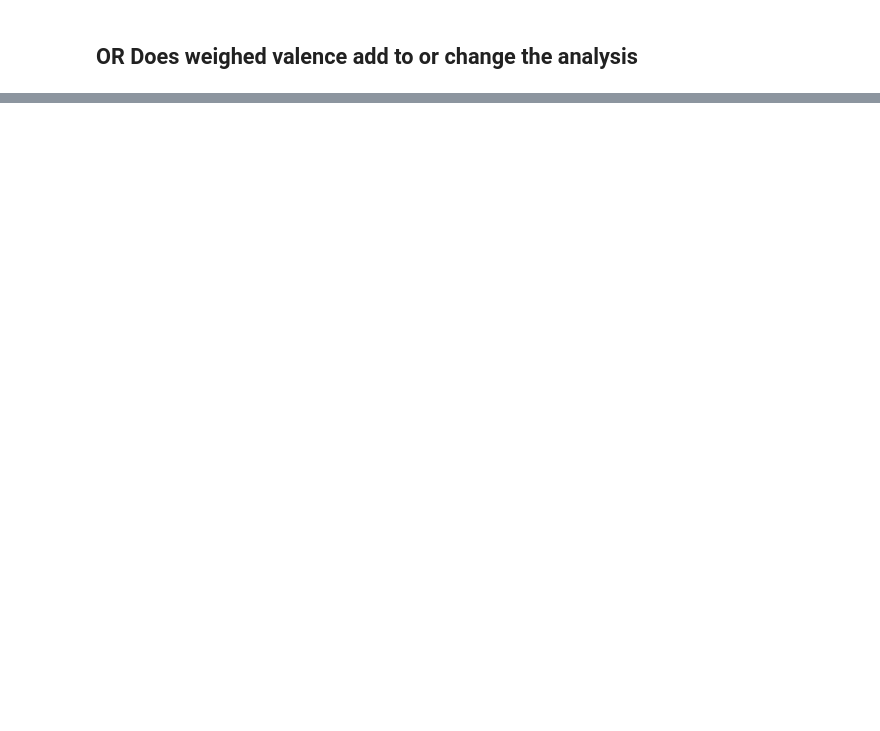
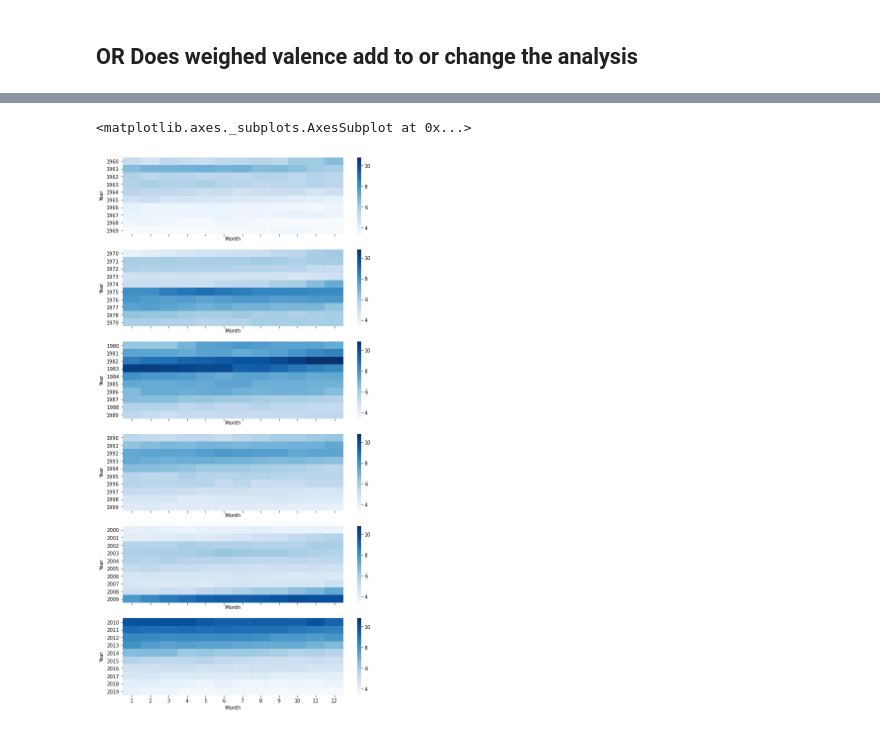
Before and after one commit to richardk6/Billboard-Project, a Jupyter notebook: code/data_analysis.ipynb, the cells around one changed output, grey strips where cells are left out. Cells and saved outputs as stored; diff of their text form; code cells hidden in the pictures; blank space fills up the shorter version.

```diff
--- a/code/data_analysis.ipynb
+++ b/code/data_analysis.ipynb
@@ -89,2 +139,16 @@ plt.show()
+# %%
+vmax=unemployement_time_pivot.max().max()
+vmin=unemployement_time_pivot.min().min()
+# %%
+fig,axes=plt.subplots(6,1,figsize=(10,20),sharex=True)
+sns.heatmap(unemployement_time_pivot[:10],cmap=("Blues"),ax=axes[0],vmax=vmax,vmin=vmin)
+sns.heatmap(unemployement_time_pivot[10:20],cmap=("Blues"),ax=axes[1],vmax=vmax,vmin=vmin)
+sns.heatmap(unemployement_time_pivot[20:30],cmap=("Blues"),ax=axes[2],vmax=vmax,vmin=vmin)
+sns.heatmap(unemployement_time_pivot[30:40],cmap=("Blues"),ax=axes[3],vmax=vmax,vmin=vmin)
+sns.heatmap(unemployement_time_pivot[40:50],cmap=("Blues"),ax=axes[4],vmax=vmax,vmin=vmin)
+sns.heatmap(unemployement_time_pivot[50:],cmap=("Blues"),ax=axes[5],vmax=vmax,vmin=vmin)
+# %% [output]
+<matplotlib.axes._subplots.AxesSubplot at 0x...>
+[figure, added]
 # %%
 # End of Will's Code
```
Also changed, not shown: parts of 5 cells of this notebook.
